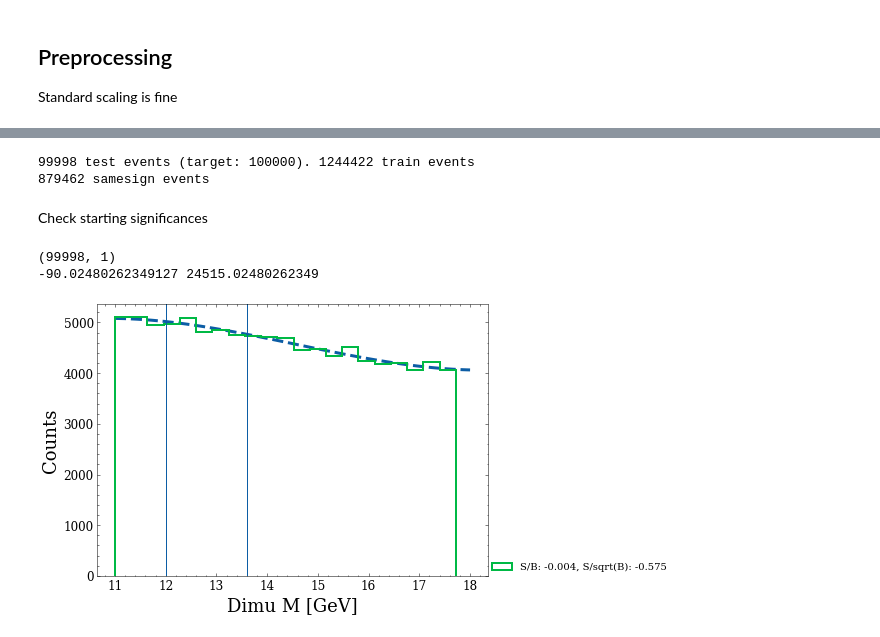
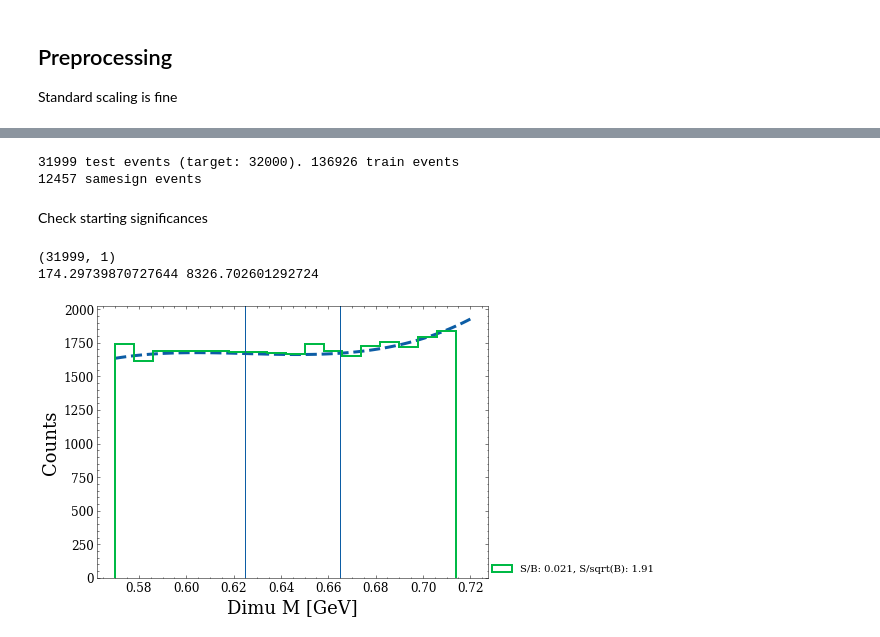
Before and after one commit to hep-lbdl/dimuonAD, a Jupyter notebook: 04_preprocess_data_for_bump_hunt.ipynb, the cells around one changed output, grey strips where cells are left out. Cells and saved outputs as stored; diff of their text form; code cells hidden in the pictures.

```diff
--- a/04_preprocess_data_for_bump_hunt.ipynb
+++ b/04_preprocess_data_for_bump_hunt.ipynb
@@ -63,11 +65,14 @@ Muon cuts were made previously (and we don't want to make cuts on the dimuon sys
 # %%
-particle_type = "upsilon_shifted"
+particle_type = "eta_shifted"
+
 
 
 SB_left = float(workflow[particle_type]["SB_left"])
 SR_left = float(workflow[particle_type]["SR_left"])
 SR_right = float(workflow[particle_type]["SR_right"])
 SB_right = float(workflow[particle_type]["SB_right"])
+
+
 
 band_bounds = {"SBL": [SB_left,SR_left],
                    "SR": [SR_left,SR_right],
@@ -76,18 +81,17 @@ band_bounds = {"SBL": [SB_left,SR_left],
 
 if particle_type == "eta":
     N_test = 32000
-    #random_seed = 1
     random_seed = 2
 
 
 elif particle_type == "upsilon":
     N_test = 32000
-    # random_seed = 25
-    random_seed = 3
+    random_seed = 6
 
 
 else:
-    N_test = 100000
+    N_test = 32000
+    random_seed = 7
 
 plot_bins_SR = np.linspace(SR_left, SR_right, 6)
 width = plot_bins_SR[1] - plot_bins_SR[0]
@@ -97,11 +101,13 @@ cut_data, cut_data_samesign = {code:{} for code in codes_list},  {code:{} for co
 for code in codes_list:
 
     # define cuts to reduce the starting significance
-    if particle_type != "upsilon":
+    if "upsilon" in particle_type:
+        pass_indices = (uncut_data[code]["mu0_iso04"] > 0.65) & (uncut_data[code]["mu1_iso04"] > 0.65)
+        pass_indices_samesign = (uncut_data_samesign[code]["mu0_iso04"] > 0.65) & (uncut_data_samesign[code]["mu1_iso04"] > 0.65)
+
+    else:
+        # these cuts do nothing
         pass_indices = (uncut_data[code]["mu0_iso04"] > -.5) & (uncut_data[code]["mu1_iso04"] > -.5)
-        pass_indices_samesign = (uncut_data_samesign[code]["mu0_iso04"] > -.5) & (uncut_data_samesign[code]["mu1_iso04"] > -.5)
-    elif particle_type == "upsilon":
-        pass_indices = (uncut_data[code]["mu0_iso04"] > 0.5) & (uncut_data[code]["mu1_iso04"] > 0.5)
         pass_indices_samesign = (uncut_data_samesign[code]["mu0_iso04"] > -.5) & (uncut_data_samesign[code]["mu1_iso04"] > -.5)
 
 
@@ -307,7 +315,7 @@ for b in bands:
     loc_num_test_events = int((N_test/N_total_events)*sizes_dict[b])
     x += loc_num_test_events
 
-    np.random.seed(3)
+    np.random.seed(random_seed)
     test_set_inds = np.random.choice(range(sizes_dict[b]), size = loc_num_test_events, replace = False)
     train_set_inds = np.setdiff1d(list(range(sizes_dict[b])),test_set_inds)
 
@@ -325,8 +333,8 @@ ss_set_size = proccessed_data_dict_samesign["SR"]["s_inj_data"]["dimu_mass"].sha
 print(f"{test_set_size} test events (target: {N_test}). {train_set_size} train events")
 print(f"{ss_set_size} samesign events")
 # %% [output]
-99998 test events (target: 100000). 1244422 train events
-879462 samesign events
+31999 test events (target: 32000). 136926 train events
+12457 samesign events
 # %%
 ## trial_train_set = mass_scaler.inverse_transform(np.concatenate((train_data_dict["SBL"]["s_inj_data"]["dimu_mass"], train_data_dict["SBH"]["s_inj_data"]["dimu_mass"], train_data_dict["SR"]["s_inj_data"]["dimu_mass"])))
 trial_test_set = mass_scaler.inverse_transform(np.concatenate((test_data_dict["SBL"]["s_inj_data"]["dimu_mass"], test_data_dict["SBH"]["s_inj_data"]["dimu_mass"], test_data_dict["SR"]["s_inj_data"]["dimu_mass"])))
@@ -335,44 +343,34 @@ Check starting significances
 # %%
 p0  = [5000, -20000, 30000, -10000]
 
 plt.figure(figsize = (7,5))
 
 bins = np.arange(SB_left, SB_right, width)
 x = np.linspace(SB_left, SB_right, 100)
 
 
 
-# no extra cut
-
-"""
-print(trial_train_set.shape)
-popt_0, _, _ = curve_fit_m_inv(trial_train_set, bkg_fit_cubic, left_bound, right_bound, SR_left, SR_right, width, p0)
-plt.plot(x, bkg_fit_cubic(x, *popt_0), lw = 3, linestyle = "dashed")
-num_S_expected_in_SR, num_B_expected_in_SR = calc_significance(trial_train_set, bkg_fit_cubic, left_bound, right_bound, SR_left, SR_right, width, popt_0)
-plt.hist(trial_train_set, bins = bins, lw = 2, histtype = "step", density = False, label = f"S/B: {round(num_S_expected_in_SR/num_B_expected_in_SR,3)}, S/sqrt(B): {round(num_S_expected_in_SR/np.sqrt(num_B_expected_in_SR),3)}")
-"""
-
 print(trial_test_set.shape)
-popt_0, _, _, _, _ = curve_fit_m_inv(trial_test_set, bkg_fit_cubic, SB_left, SB_right, SR_left, SR_right, width, p0)
+popt_0, _, _, _, _, _ = curve_fit_m_inv(trial_test_set, bkg_fit_cubic, SB_left, SB_right, SR_left, SR_right, width, p0)
 plt.plot(x, bkg_fit_cubic(x, *popt_0), lw = 3, linestyle = "dashed")
 num_S_expected_in_SR, num_B_expected_in_SR = calc_significance(trial_test_set, bkg_fit_cubic, plot_bins_SR, SR_left, SR_right, popt_0)
 
 print(num_S_expected_in_SR, num_B_expected_in_SR)
 
 plt.hist(trial_test_set, bins = bins, lw = 2, histtype = "step", density = False, label = f"S/B: {round(num_S_expected_in_SR/num_B_expected_in_SR,3)}, S/sqrt(B): {round(num_S_expected_in_SR/np.sqrt(num_B_expected_in_SR),3)}")
 
 plt.xlabel("Dimu M [GeV]")
 plt.ylabel("Counts")
 plt.legend(loc = (1, 0))
 
 plt.axvline(SR_left)
 plt.axvline(SR_right)
 
 plt.show()
 # %% [output]
-(99998, 1)
--90.02480262349127 24515.02480262349
+(31999, 1)
+174.29739870727644 8326.702601292724
-[figure, old version]
+[figure, new version]
 # %%
 with open(f"processed_data/{project_id}_{particle_type}_nojet_train_band_data", "wb") as ofile:
     pickle.dump(train_data_dict, ofile)
```
Also changed, not shown: parts of 8 cells of this notebook, 1 other file.
